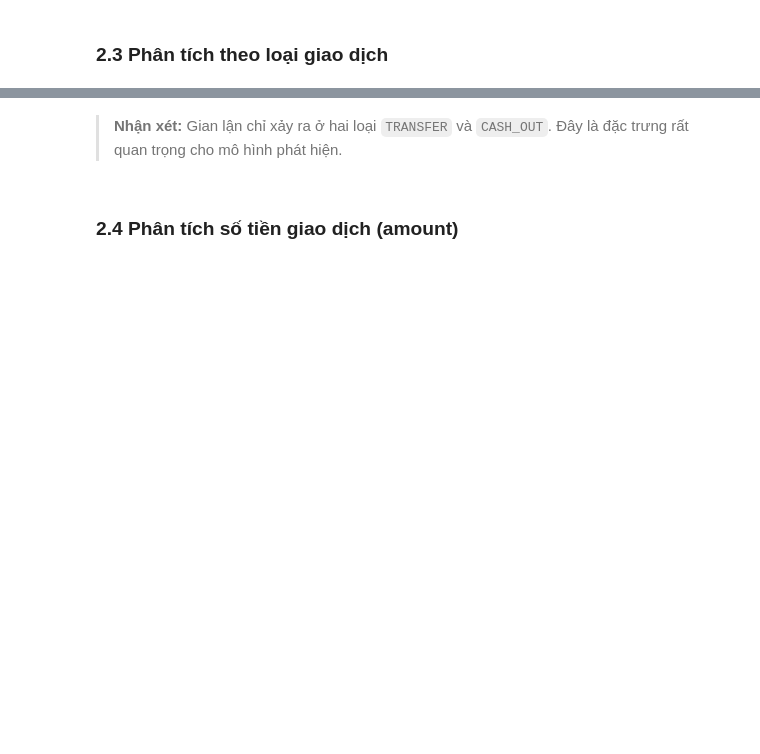
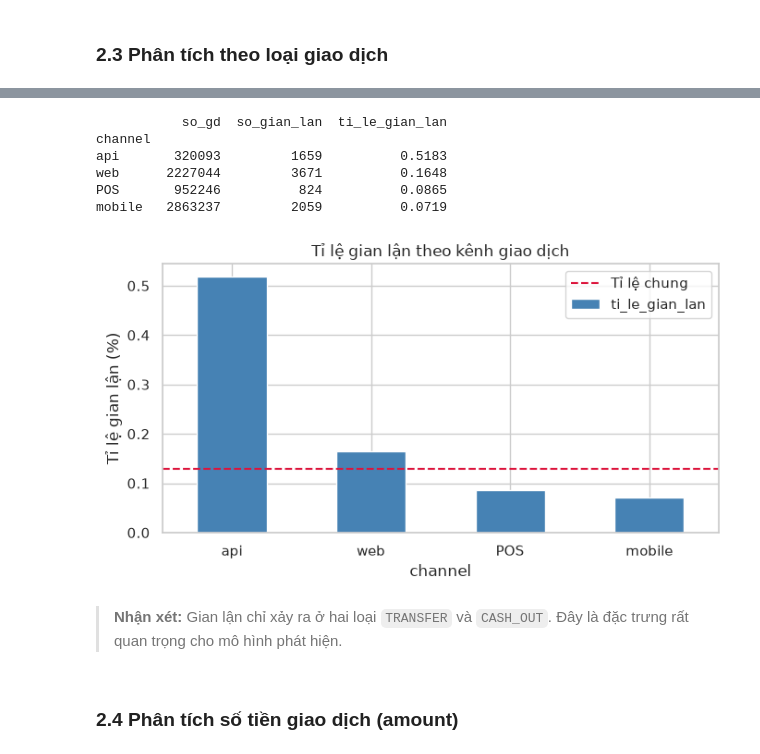
Before and after one commit to Trungdn4-458311/FraudDetectionBE, a Jupyter notebook: fraud_eda.ipynb, the cells around one changed output, grey strips where cells are left out. Drawn from its saved outputs; the diff is of its cells as text; code cells hidden in the pictures; blank space fills up the shorter version.

```diff
--- a/fraud_eda.ipynb
+++ b/fraud_eda.ipynb
@@ -137,11 +138,22 @@ df["ip_billing_mismatch"] = ip_mismatch.astype("int8")
 dist = np.where(ip_mismatch, rng.uniform(500, 8000, n), rng.uniform(0, 80, n))
 df["ip_billing_distance_km"] = np.round(dist, 1)
 
+# Kênh giao dịch (channel) — trường ngữ cảnh CHỈ dùng cho EDA (không đưa vào model để tránh nhiễu)
+_channels = np.array(["web", "mobile", "POS", "api"])
+_fr = np.asarray(fraud).astype(bool)
+_P = np.where(_fr[:, None],
+              np.array([0.45, 0.25, 0.10, 0.20]),   # gian lận: thiên về web/api
+              np.array([0.35, 0.45, 0.15, 0.05]))    # hợp lệ: thiên về mobile
+_cdf = np.cumsum(_P, axis=1)
+_idx = (rng.random(n)[:, None] > _cdf).sum(axis=1)
+df["channel"] = _channels[np.clip(_idx, 0, 3)]
+print("Đã sinh trường 'channel' (EDA):", df["channel"].value_counts().to_dict())
+
 synthetic_cols = [
     "account_age_days", "home_country", "device_fingerprint",
     "hour_of_day", "shipping_billing_mismatch", "is_new_device",
     "failed_payment_attempts", "ip_billing_mismatch", "ip_billing_distance_km",
 ]
-print(f"Đã sinh {len(synthetic_cols)} trường tổng hợp.")
+print(f"Đã sinh {len(synthetic_cols)} trường rủi ro tổng hợp + 1 trường channel (EDA) = {len(synthetic_cols)+1} trường ngữ cảnh.")
 df[synthetic_cols].head()
 # %% [output]
@@ -354,3 +405,24 @@ plt.show()
+# %%
+# --- 2.3b Tỉ lệ gian lận theo kênh giao dịch ---
+ch_stat = (df.groupby("channel")["isFraud"]
+             .agg(so_gd="count", so_gian_lan="sum")
+             .assign(ti_le_gian_lan=lambda d: d["so_gian_lan"] / d["so_gd"] * 100)
+             .sort_values("ti_le_gian_lan", ascending=False))
+print(ch_stat.round(4))
+
+fig, ax = plt.subplots(figsize=(7, 4))
+ch_stat["ti_le_gian_lan"].plot(kind="bar", color="steelblue", ax=ax)
+ax.axhline(df["isFraud"].mean() * 100, color="crimson", ls="--", label="Tỉ lệ chung")
+ax.set(title="Tỉ lệ gian lận theo kênh giao dịch", ylabel="Tỉ lệ gian lận (%)", xlabel="channel")
+ax.legend(); plt.xticks(rotation=0); plt.tight_layout(); plt.show()
+# %% [output]
+           so_gd  so_gian_lan  ti_le_gian_lan
+channel
+api       320093         1659          0.5183
+web      2227044         3671          0.1648
+POS       952246          824          0.0865
+mobile   2863237         2059          0.0719
+[figure, added]
 # %% [markdown]
 > **Nhận xét:** Gian lận chỉ xảy ra ở hai loại `TRANSFER` và `CASH_OUT`. Đây là đặc trưng rất quan trọng cho mô hình phát hiện.
 # %% [markdown]
```
Also changed, not shown: parts of 27 cells of this notebook, 38 other files.
